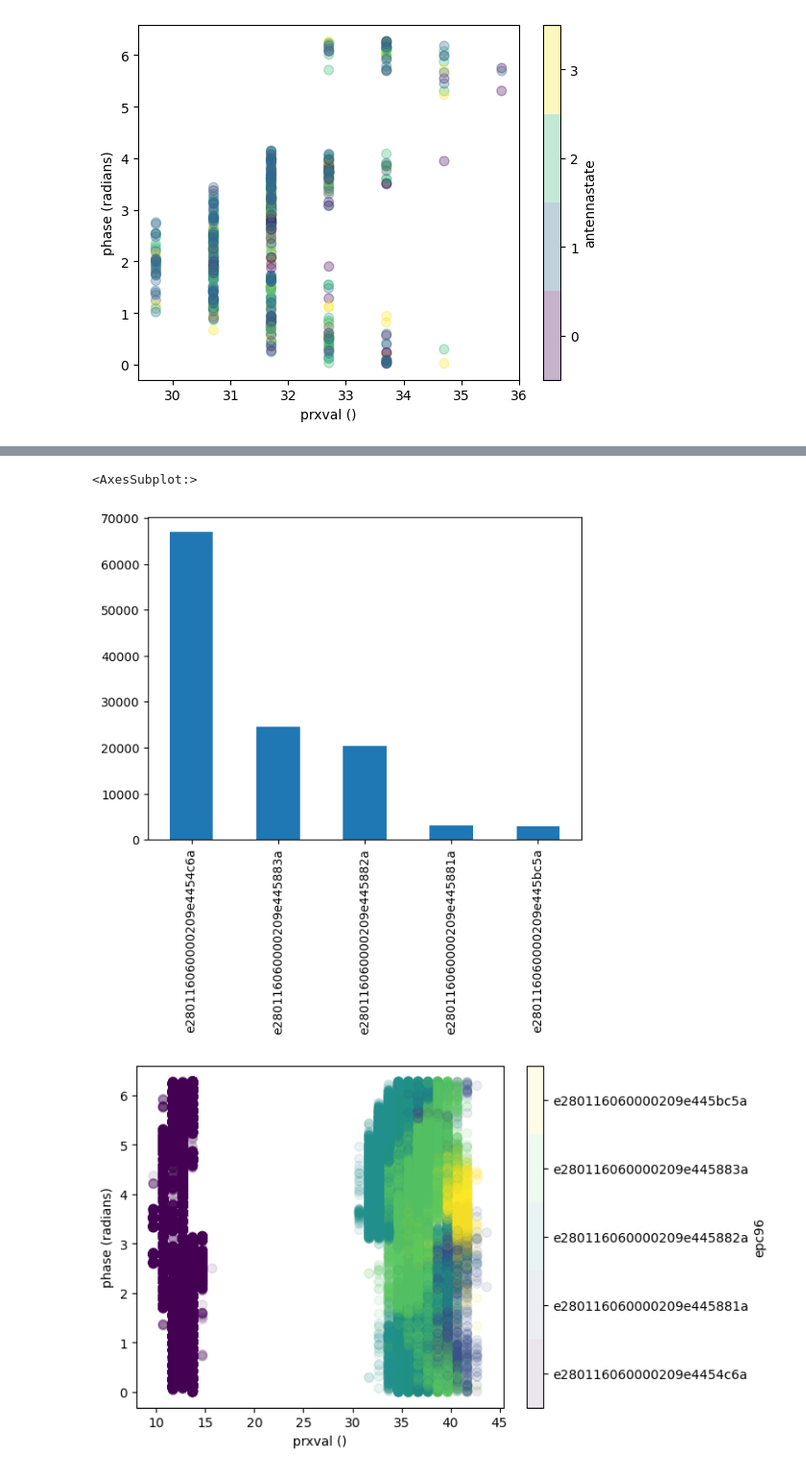
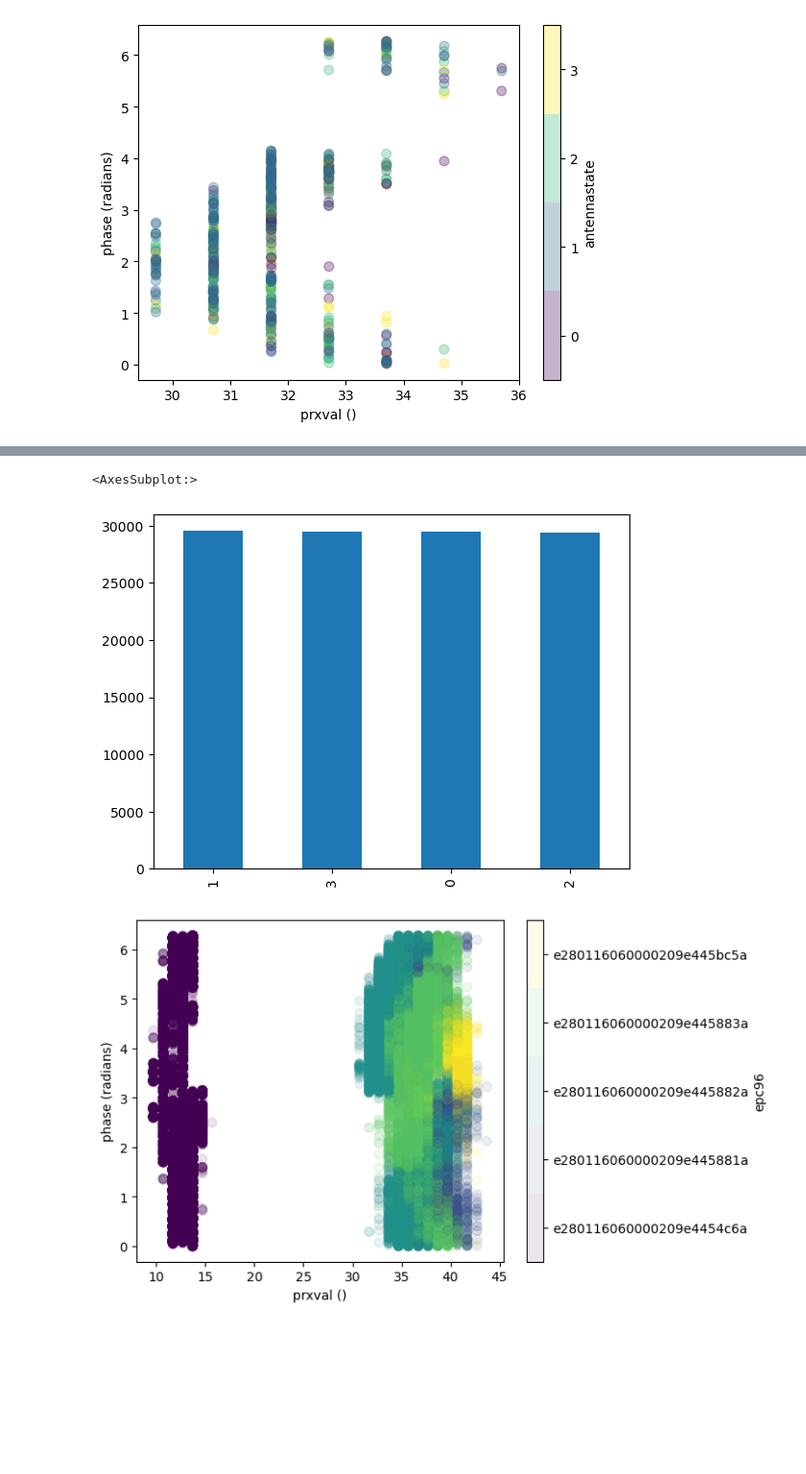
Before and after one commit to nikojlieto/antennann, a Jupyter notebook: Visualization.ipynb, the cells around one changed output, grey strips where cells are left out. Shown at 96% size. Saved outputs shown, nothing was run; the diff lists cells and outputs as text; code cells hidden in the pictures; blank space fills up the shorter version.

```diff
--- a/Visualization.ipynb
+++ b/Visualization.ipynb
@@ -32,4 +57,4 @@ for x in by_tag:
 [figure]
 # %%
 githuburl2 = "https://raw.githubusercontent.com/nikojlieto/antennann/main/data/5tags-circle-antennasweep%20(calculations%20included).csv"
-df = pd.read_csv(githuburl2, dtype={'epc96':"category", 'antennastate':"category"})
+df2 = pd.read_csv(githuburl2, dtype={'epc96':"category", 'antennastate':"category"})
@@ -36,6 +66,6 @@ df = pd.read_csv(githuburl2, dtype={'epc96':"category", 'antennastate':"category
 # %%
-df['epc96'].value_counts().plot(kind='bar')
+df2['antennastate'].value_counts().plot(kind='bar')
 # %% [output]
 <AxesSubplot:>
-[figure, old version]
+[figure, new version]
 # %%
```
Also changed, not shown: parts of 7 cells of this notebook.
